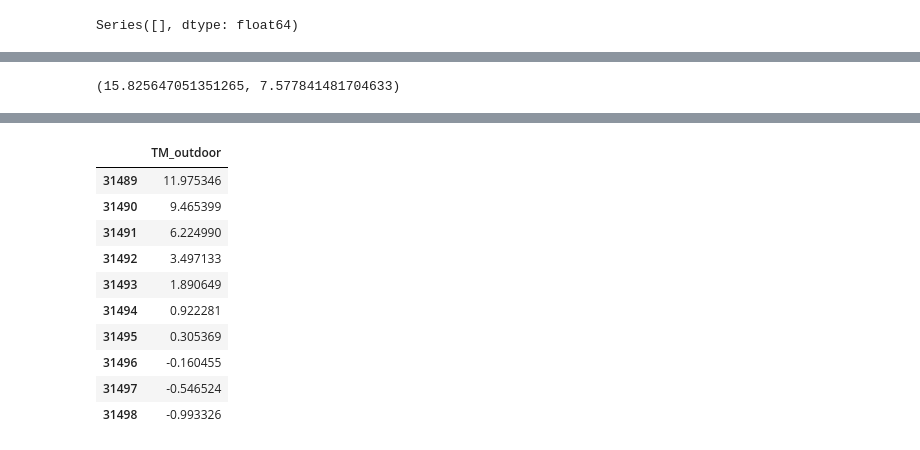
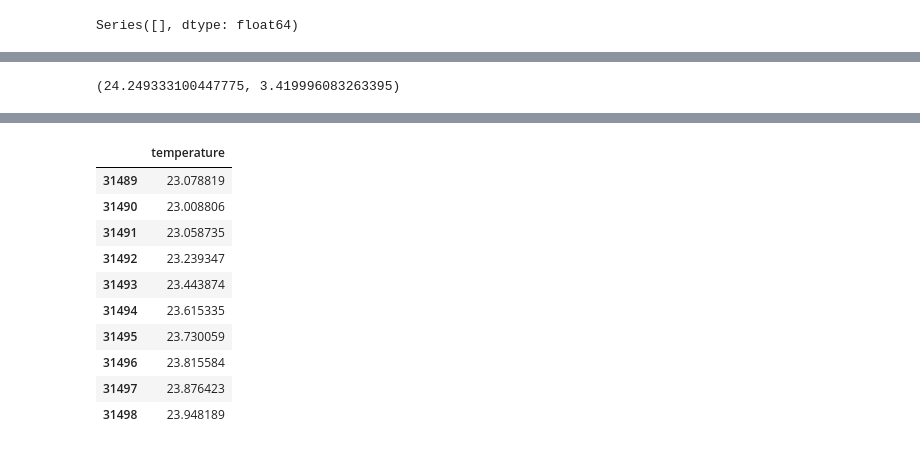
Before and after one commit to peremayolc/UAB_EnergyStudy, a Jupyter notebook: Recommender/recommendersys.ipynb, the cells around one changed output, grey strips where cells are left out. Saved outputs shown, nothing was run; the diff lists cells and outputs as text; code cells hidden in the pictures.

```diff
--- a/Recommender/recommendersys.ipynb
+++ b/Recommender/recommendersys.ipynb
@@ -561,7 +560,7 @@ n_steps = X_train.shape[-2]
 n_features =X_train.shape[-1]
 input_shape=(n_steps, n_features)
 
-model = NNPredictionModel(input_shape, output_units=6)
+model = NNPredictionModel(input_shape, output_units=3)
 uni2_model = model.model_3
 uni_model = model.model_1
 bi_model = model.model_2
@@ -619,8 +620,8 @@ def model_train_evaluation(y, X, model, model_name):
     #Model run
     from tensorflow.keras.callbacks import EarlyStopping
     early_stop = EarlyStopping(monitor='val_loss', mode='min', verbose=1, patience=3)
-    history = model.fit(X_train,y_train, epochs=6,validation_data=(X_val, y_val),callbacks=early_stop)
-    #history = model.fit(X_train,y_train, epochs=100,validation_split=0.01)#, callbacks=early_stop)
+    #history = model.fit(X_train,y_train, epochs=6,validation_data=(X_val, y_val),callbacks=early_stop)
+    history = model.fit(X_train,y_train, epochs=30,validation_split=0.01)#, callbacks=early_stop)
     history_frame = pd.DataFrame(history.history)
 
     # model performance plot
@@ -657,4 +658,4 @@ def model_train_evaluation(y, X, model, model_name):
 
 
 # Call the model_train_evaluation function
-model_train_evaluation(y_val, X_val, uni2_model, 'Unidirectional 2 LSTM model')
+#model_train_evaluation(y_val, X_val, uni2_model, 'Unidirectional 2 LSTM model')
@@ -712,6 +705,6 @@ data_test = {
 
 df_new = pd.DataFrame(data_test)
 # %%
-df_test=df_new[['Day', "Hour", "Minutes", 'Season',"Time_of_Day","light_level"]]
+df_test=df_new[['Day', "Hour", "Minutes", 'Season',"Time_of_Day"]]
 df_test
 # %% [output]
@@ -746,17 +739,17 @@ train_test
 # %%
-y_mean=df_train['TM_outdoor'].mean()
-y_std=scaler.scale_[df_train.shape[1]-2]
+y_mean=df_train['temperature'].mean()
+y_std=scaler.scale_[df_train.shape[1]-1]
 y_mean, y_std
 # %% [output]
-(15.825647051351265, 7.577841481704633)
+(24.249333100447775, 3.419996083263395)
 # %%
 for i in range(len(df_train),len(train_test)):
     X_test=train_test[i-lags:i]
     X_test=scaler.transform(X_test)
     val=uni_model.predict(X_test.reshape(1,lags,X_test.shape[1]))
     val2=y_std*val[:,0]+y_mean
-    train_test.loc[i,'TM_outdoor']=val2
+    train_test.loc[i,'temperature']=val2
 
-final_test = train_test[len(df_train):][['TM_outdoor']]
+final_test = train_test[len(df_train):][['temperature']]
 final_test
 # %% [output]
@@ -773,14 +766,14 @@ final_test
-|  | TM_outdoor |
-| 31489 | 11.975346 |
-| 31490 | 9.465399 |
-| 31491 | 6.224990 |
-| 31492 | 3.497133 |
-| 31493 | 1.890649 |
-| 31494 | 0.922281 |
-| 31495 | 0.305369 |
-| 31496 | -0.160455 |
-| 31497 | -0.546524 |
-| 31498 | -0.993326 |
+|  | temperature |
+| 31489 | 23.078819 |
+| 31490 | 23.008806 |
+| 31491 | 23.058735 |
+| 31492 | 23.239347 |
+| 31493 | 23.443874 |
+| 31494 | 23.615335 |
+| 31495 | 23.730059 |
+| 31496 | 23.815584 |
+| 31497 | 23.876423 |
+| 31498 | 23.948189 |
 # %%
 def mean_std(train_test, column, position):
     # Obtener las últimas n columnas del DataFrame
```
Also changed, not shown: parts of 17 cells of this notebook.
